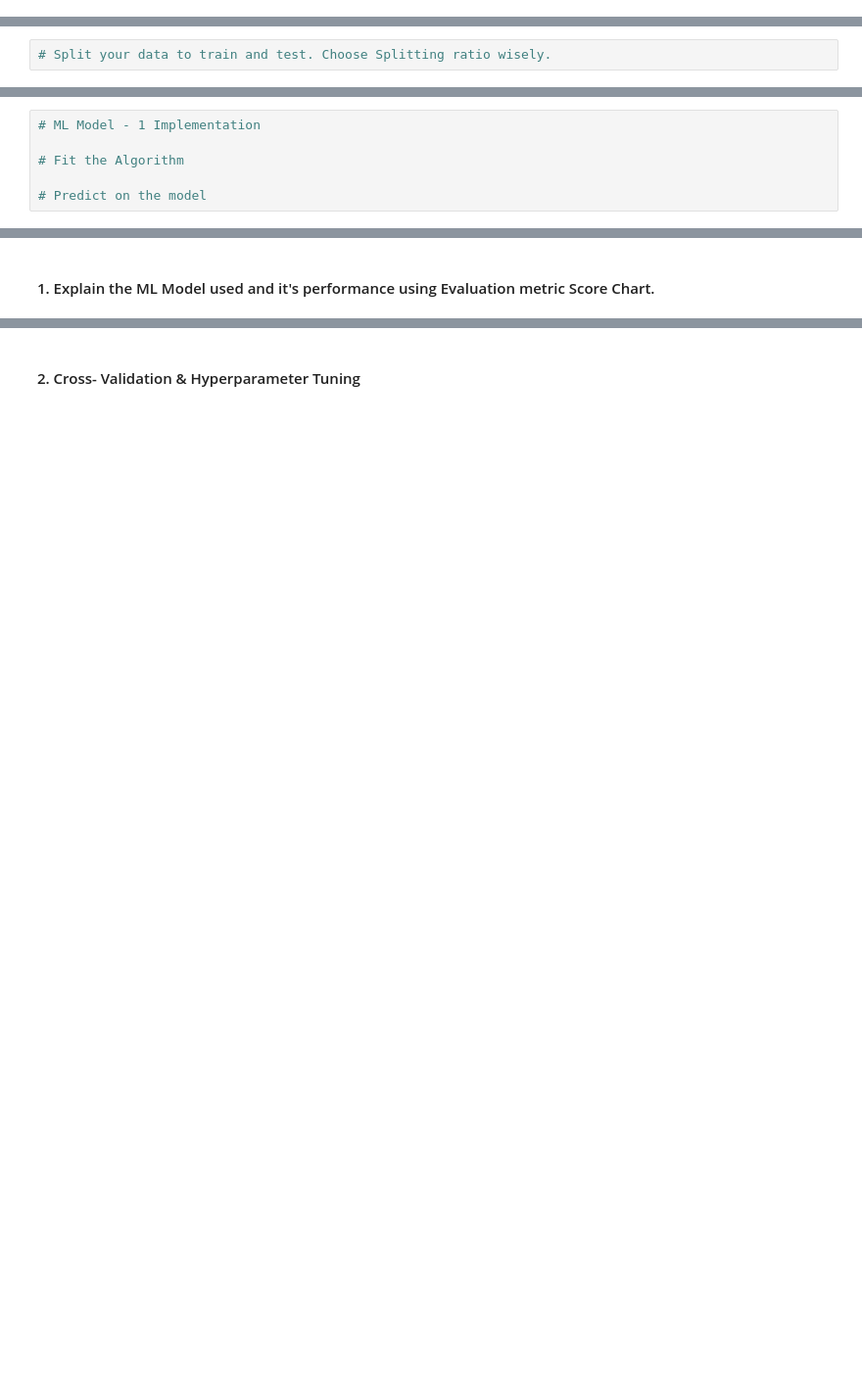
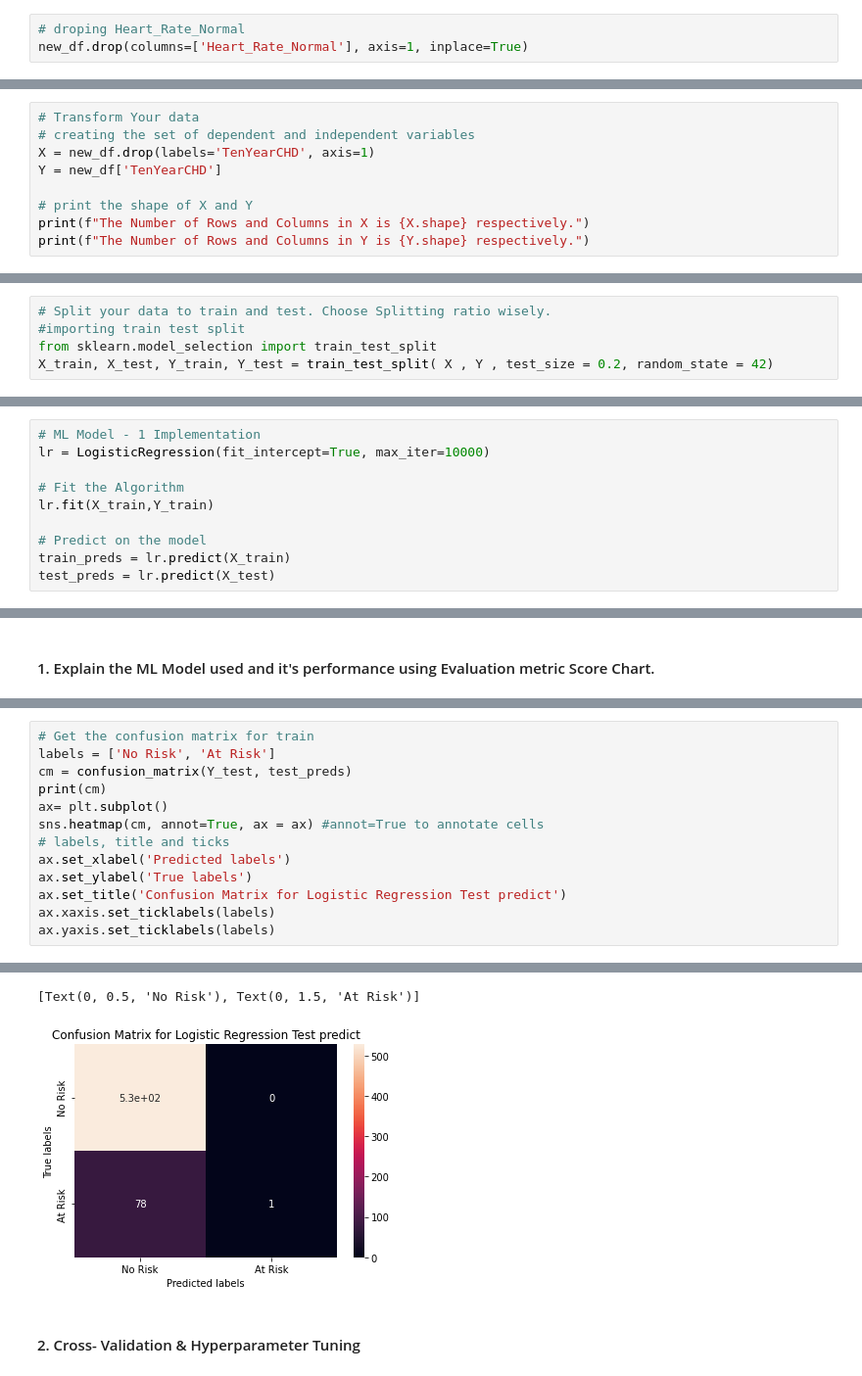
Before and after one commit to ritik1804k/Supervised-ML---Classification-Capstone-Project, a Jupyter notebook: Supervised_ML_Classification_Capstone_Project_.ipynb, the cells around one changed output, grey strips where cells are left out. Shown at 98% size. Saved outputs shown, nothing was run; the diff lists cells and outputs as text; blank space fills up the shorter version.

```diff
--- a/Supervised_ML_Classification_Capstone_Project_.ipynb
+++ b/Supervised_ML_Classification_Capstone_Project_.ipynb
@@ -1135,0 +1171,3 @@ sns.heatmap(corr,annot=True, cmap=plt.cm.Accent_r)
+# %%
+# droping Heart_Rate_Normal
+new_df.drop(columns=['Heart_Rate_Normal'], axis=1, inplace=True)
@@ -1149,0 +1208,9 @@ Answer Here.
+# %%
+# Transform Your data
+# creating the set of dependent and independent variables
+X = new_df.drop(labels='TenYearCHD', axis=1)
+Y = new_df['TenYearCHD']
+
+# print the shape of X and Y
+print(f"The Number of Rows and Columns in X is {X.shape} respectively.")
+print(f"The Number of Rows and Columns in Y is {Y.shape} respectively.")
@@ -1169,3 +1260,6 @@ Answer Here.
 ### 8. Data Splitting
 # %%
 # Split your data to train and test. Choose Splitting ratio wisely.
+#importing train test split
+from sklearn.model_selection import train_test_split
+X_train, X_test, Y_train, Y_test = train_test_split( X , Y , test_size = 0.2, random_state = 42)
@@ -1192,6 +1331,10 @@ Answer Here.
 # %%
 # ML Model - 1 Implementation
+lr = LogisticRegression(fit_intercept=True, max_iter=10000)
 
 # Fit the Algorithm
+lr.fit(X_train,Y_train)
 
 # Predict on the model
+train_preds = lr.predict(X_train)
+test_preds = lr.predict(X_test)
@@ -1201,0 +1385,14 @@ Answer Here.
+# %%
+# Get the confusion matrix for train
+labels = ['No Risk', 'At Risk']
+cm = confusion_matrix(Y_test, test_preds)
+print(cm)
+ax= plt.subplot()
+sns.heatmap(cm, annot=True, ax = ax) #annot=True to annotate cells
+# labels, title and ticks
+ax.set_xlabel('Predicted labels')
+ax.set_ylabel('True labels')
+ax.set_title('Confusion Matrix for Logistic Regression Test predict')
+ax.xaxis.set_ticklabels(labels)
+ax.yaxis.set_ticklabels(labels)
+# %% [output]
@@ -1202,2 +1401,4 @@ Answer Here.
+[Text(0, 0.5, 'No Risk'), Text(0, 1.5, 'At Risk')]
+[figure, added]
 # %% [markdown]
 #### 2. Cross- Validation & Hyperparameter Tuning
```
Also changed, not shown: parts of 47 cells of this notebook.
